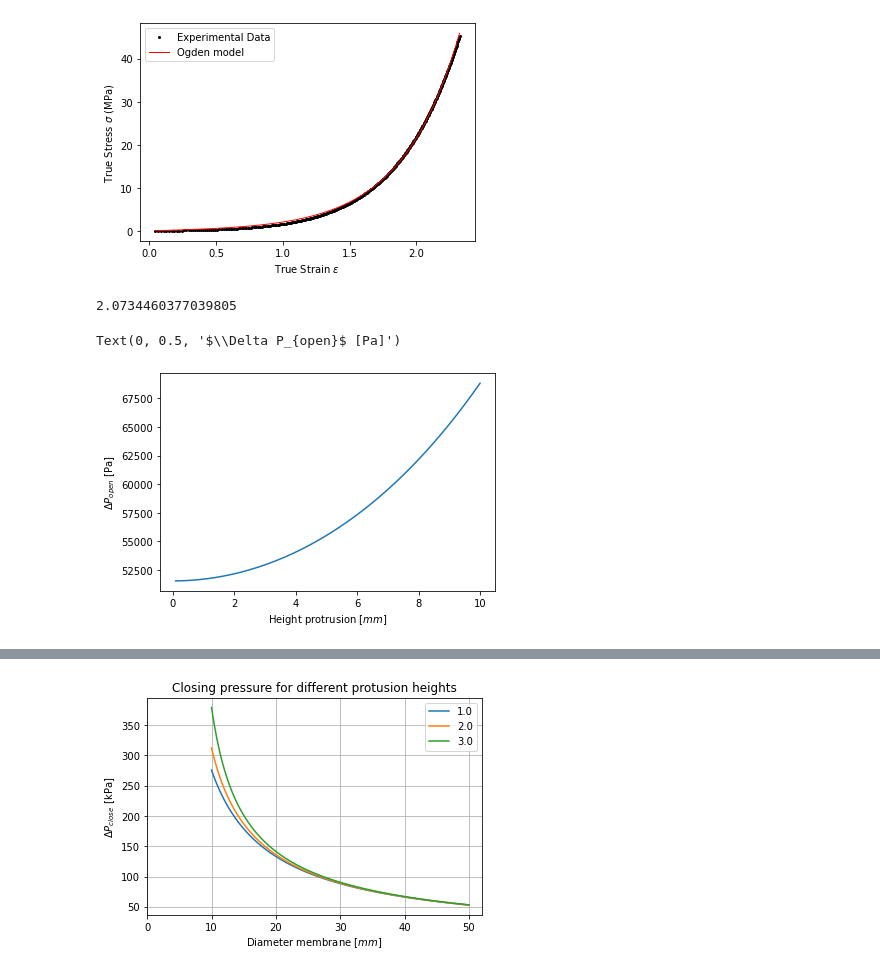
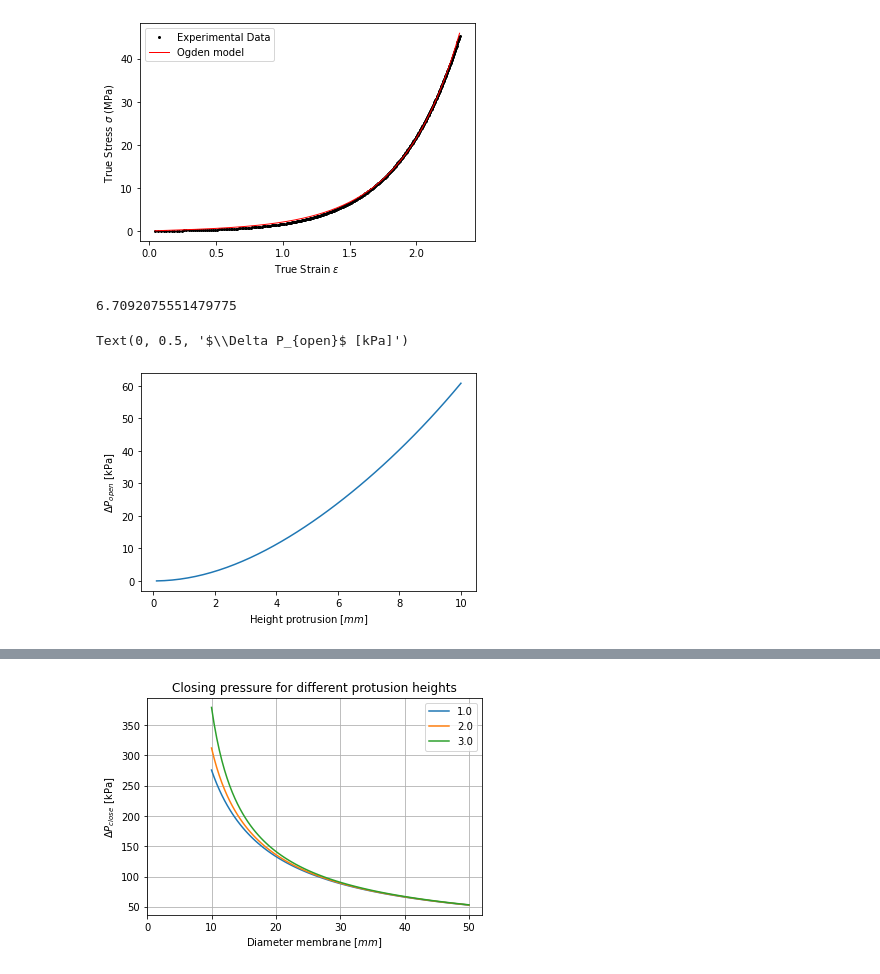
Before and after one commit to Olviel/Soft-Robotics-Materials-Database_forked, a Jupyter notebook: ICRA2023 Tutorial FT29 Towards an accessible soft robotics toolbox and validation test rig/opening_pressure.ipynb, the cells around one changed output, grey strips where cells are left out. Cells and saved outputs as stored; diff of their text form; code cells hidden in the pictures.

Commit message:
Fitted experimental data

```diff
--- a/ICRA2023 Tutorial FT29 Towards an accessible soft robotics toolbox and validation test rig/opening_pressure.ipynb
+++ b/ICRA2023 Tutorial FT29 Towards an accessible soft robotics toolbox and validation test rig/opening_pressure.ipynb
@@ -136,32 +136,49 @@ plt.grid(visible=None, which='both', axis='both')
 [figure]
 # %%
 # Define the strain value you want to evaluate
-desired_strain = np.array([1.0])
+desired_strain = np.array([1.5])
 
 # Compute the true stress using the Ogden model for strain=1.0
 desired_stress = OgdenModel(desired_strain, optim_parameters, order)
 
 print(desired_stress[0])
 # %% [output]
-2.0734460377039805
+6.7092075551479775
 # %%
-ID = 4e-3 # m
+ID = 10e-3 # m
 t_inlet = 2e-3# m
 D=30e-3 #m
 t_membrane=1e-3 #m
-A_membrane = D*t_membrane #m2
+
+# The area has a correction factor to fit experimental data
+A_membrane = (ID+2*t_inlet)*t_membrane #m2
 
 l0 = D
 h = np.linspace(0.1,10,40)*1e-3
-l1= np.array(2*np.sqrt((D-(ID+2*t_inlet)/2)**2+h**2)+ID+2*t_inlet)
-stress_membrane = OgdenModel(l1/l0, optim_parameters, order) #Mpa [N/mm2]
-stress_membrane
-F_membrane=stress_membrane*(A_membrane*1e6) #N
-A_inlet = np.pi/4*ID**2 #M2
+a= (D/2-ID/2-t_inlet)
+
+#Compute l1 using pythagoras, assume the length on the protrusion doesnt change
+l1= np.array(2*np.sqrt(a**2+h**2)+(ID+2*t_inlet))
+
+# Calculate strain using l1 and l0
+strain = (l1-l0)/l0
+
+#Put strain in OgdenModel to return the stress
+stress_membrane = OgdenModel(strain, optim_parameters, order)*1e6 #Pa [N/m2]
+F_membrane=stress_membrane*A_membrane #N
+
+#Apply correction factor to
+constant = 8
+F_membrane_correction = constant*stress_membrane*A_membrane
+A_inlet = np.pi/4*ID**2 #M^2
 P_open = F_membrane/A_inlet #N/m2
 plt.plot(h*1000,P_open/1000)
+#plt.plot(h*1000, F_membrane)
 plt.xlabel('Height protrusion [$mm$]')
-plt.ylabel('$\\Delta P_{open}$ [Pa]')
+plt.ylabel('$\\Delta P_{open}$ [kPa]')
+
+#print(stress_membrane/1e6)
+#print(F_membrane)
 # %% [output]
-Text(0, 0.5, '$\\Delta P_{open}$ [Pa]')
+Text(0, 0.5, '$\\Delta P_{open}$ [kPa]')
-[figure, old version]
+[figure, new version]
```
Also changed, not shown: parts of 5 cells of this notebook.
